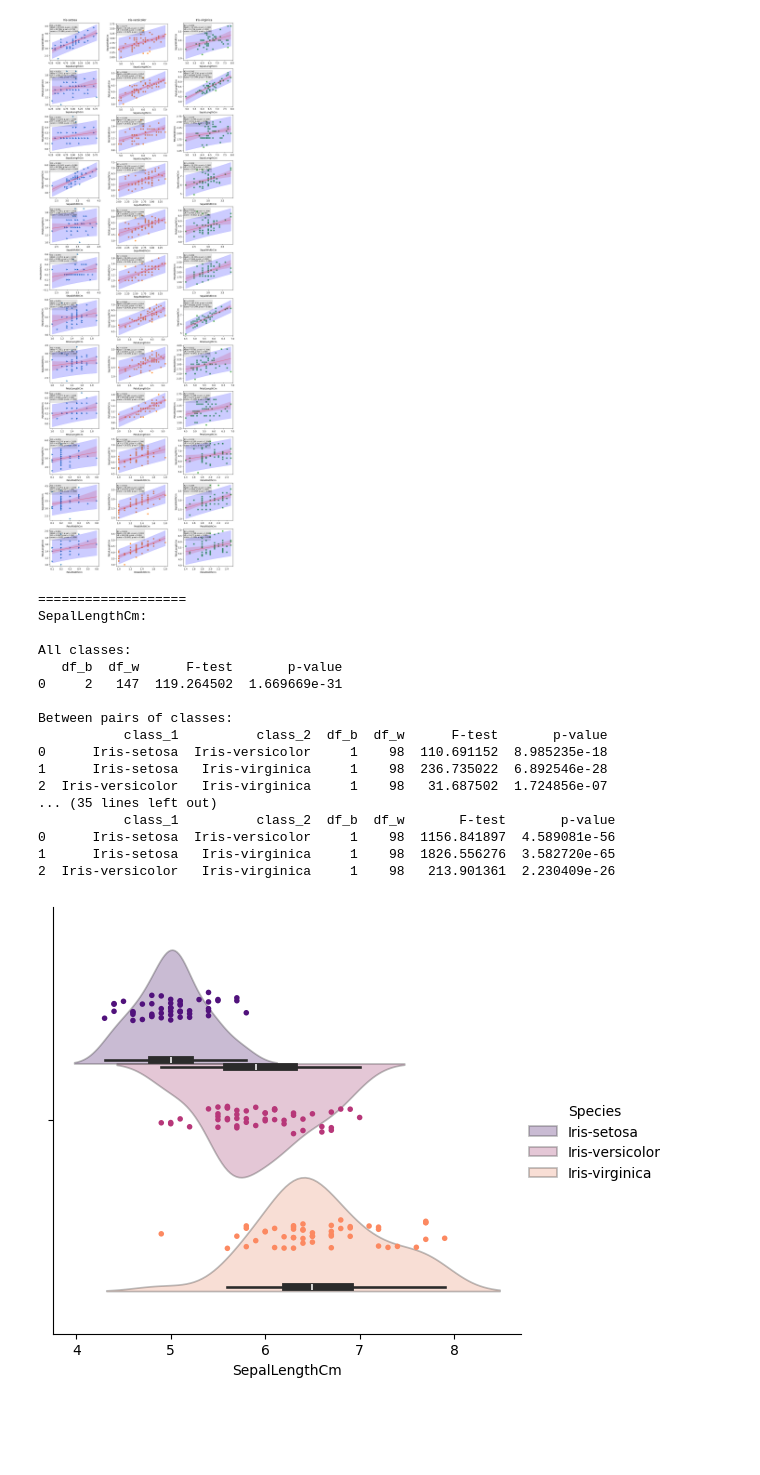
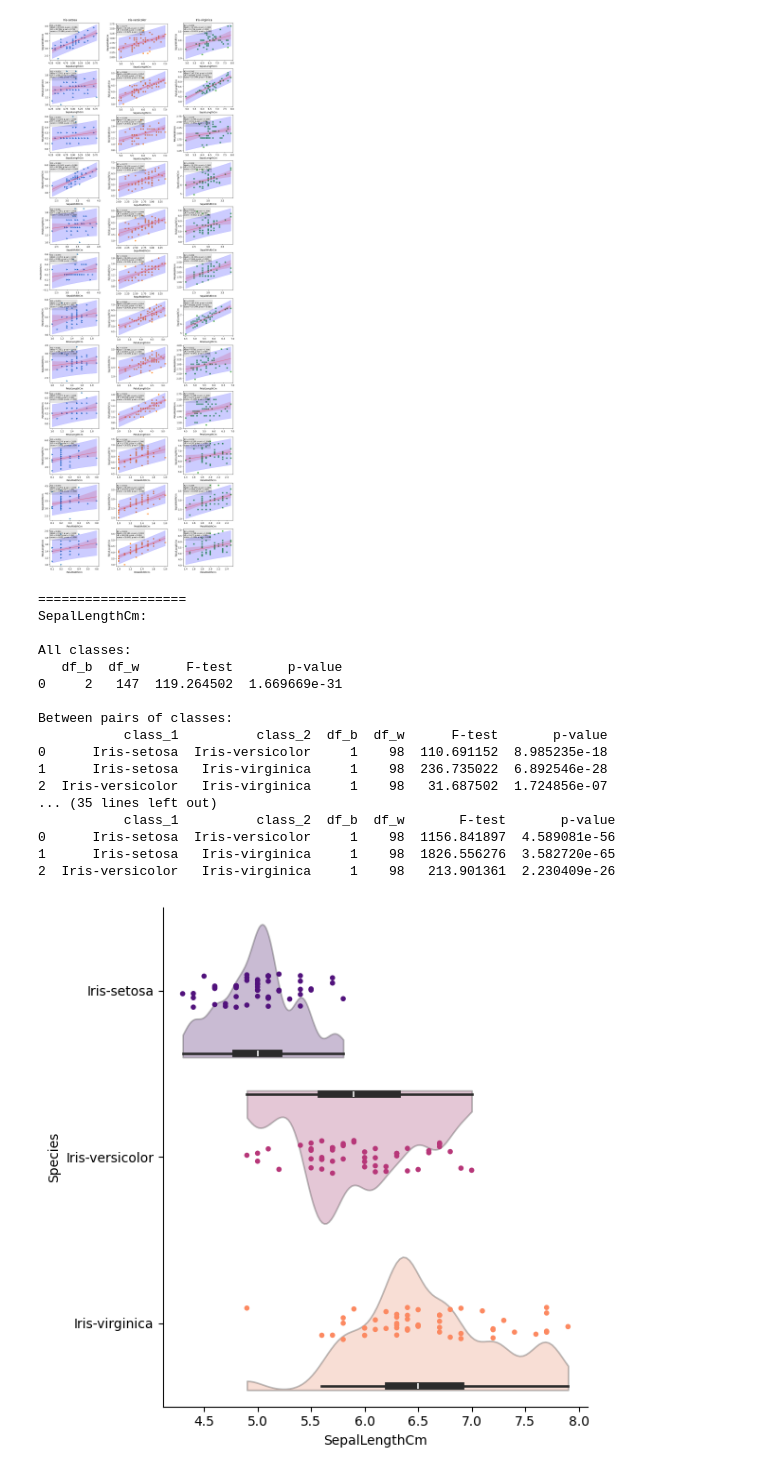
Before and after one commit to SiberiaField/TSS_Course, a Jupyter notebook: lab_1/lab_1.ipynb, the cells around one changed output. Saved outputs shown, nothing was run; the diff lists cells and outputs as text; code cells hidden in the pictures; blank space fills up the shorter version.

Commit message:
Update raincloud-plots

```diff
--- a/lab_1/lab_1.ipynb
+++ b/lab_1/lab_1.ipynb
@@ -256,38 +256,40 @@ def f_test(feature_name: str) -> tuple[pd.DataFrame, pd.DataFrame]:
 
 
 def draw_raincloud(data: pd.DataFrame, x: str, hue: str, palette="magma"):
-    g = sns.catplot(data=data, x=x, hue=hue, kind="violin", palette=palette, alpha=0.3, split=True, dodge=True)
-    sns.stripplot(data=data, x=x, hue=hue, palette=palette, legend=None,
-                  alpha=1, jitter=True, dodge=True, ax=g.ax, size=4)
+    g = sns.catplot(data=data, x=x, y=hue, hue=hue, kind="violin", palette=palette,
+                    cut=0, bw_adjust=0.5, alpha=0.3, split=True, native_scale=True, dodge=False,
+                    height=6)
+    sns.stripplot(data=data, x=x, y=hue, hue=hue, palette=palette, legend=None,
+                  alpha=1, jitter=True, dodge=False, ax=g.ax, size=4)
 
 
 for feature_name in feature_names:
     f_all, f_pairs = f_test(feature_name)
     print("===================")
     print(feature_name + ":\n")
     print("All classes:")
     print(f_all, "\n")
     print("Between pairs of classes:")
     print(f_pairs, "\n")
     draw_raincloud(df, feature_name, "Species")
 
 plt.show()
 # %% [output]
 ===================
 SepalLengthCm:
 
 All classes:
    df_b  df_w      F-test       p-value
 0     2   147  119.264502  1.669669e-31
 
 Between pairs of classes:
            class_1          class_2  df_b  df_w      F-test       p-value
 0      Iris-setosa  Iris-versicolor     1    98  110.691152  8.985235e-18
 1      Iris-setosa   Iris-virginica     1    98  236.735022  6.892546e-28
 2  Iris-versicolor   Iris-virginica     1    98   31.687502  1.724856e-07
 ... (35 lines left out)
            class_1          class_2  df_b  df_w       F-test       p-value
 0      Iris-setosa  Iris-versicolor     1    98  1156.841897  4.589081e-56
 1      Iris-setosa   Iris-virginica     1    98  1826.556276  3.582720e-65
 2  Iris-versicolor   Iris-virginica     1    98   213.901361  2.230409e-26
-[figure, old version]
+[figure, new version]
```
Also changed, not shown: parts of 1 cell of this notebook.
